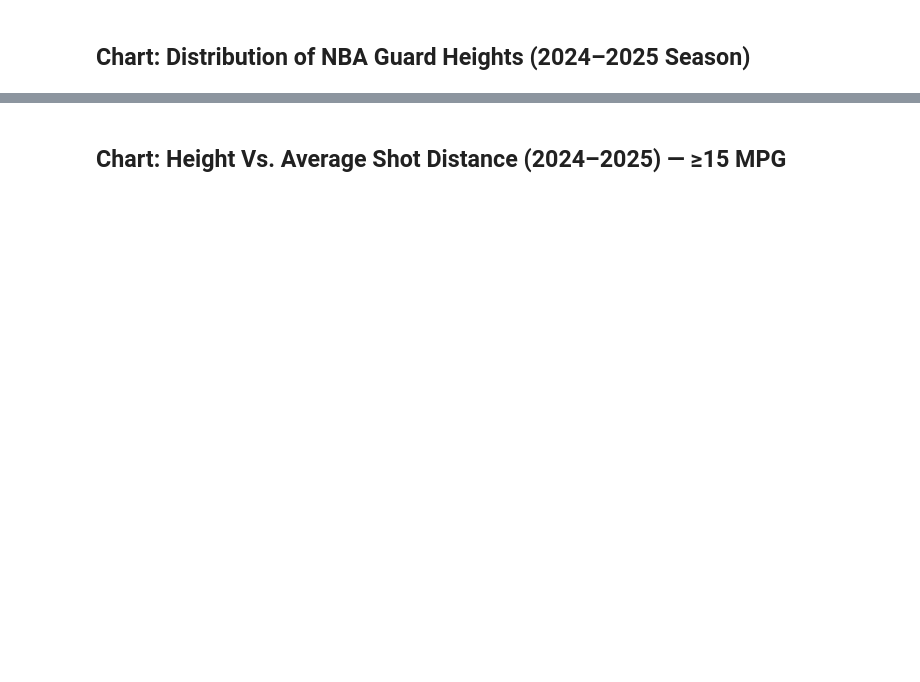
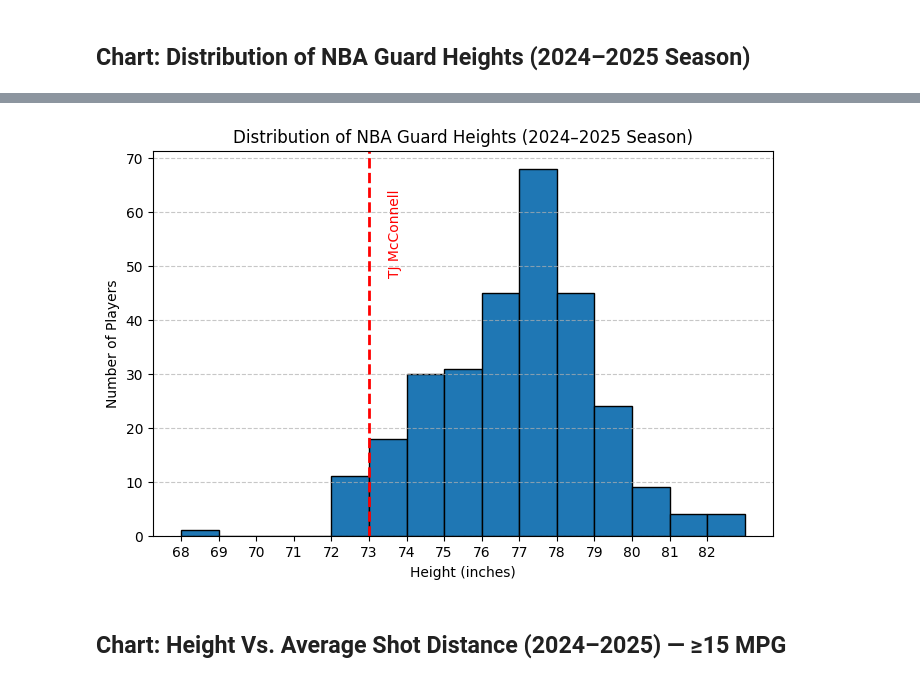
Before and after one commit to marginofaaron/nba-heights, a Jupyter notebook: NBA_Small_Guards_Analysis.ipynb, the cells around one changed output, grey strips where cells are left out. Cells and saved outputs as stored; diff of their text form; code cells hidden in the pictures; blank space fills up the shorter version.

```diff
--- a/NBA_Small_Guards_Analysis.ipynb
+++ b/NBA_Small_Guards_Analysis.ipynb
@@ -134,3 +181,24 @@ plt.show()
+# %%
+# Filter only guards
+guards_df = rosters[rosters["Pos"].str.startswith("G", na=False)]
+guards_heights = pd.to_numeric(guards_df["Height_in"], errors="coerce").dropna()
+
+# Get TJ McConnell's height again (same ID)
+tj_height = rosters.loc[rosters["Player-additional"] == "mccontj01", "Height_in"].iloc[0]
+
+# Plot histogram for guards
+plt.figure(figsize=(8,5))
+plt.hist(guards_heights, bins=range(int(guards_heights.min()), int(guards_heights.max()) + 2, 1), edgecolor='black')
+plt.axvline(tj_height, color='red', linestyle='--', linewidth=2)
+plt.text(tj_height + 0.5, plt.ylim()[1]*0.9, "TJ McConnell", rotation=90, color='red', va='top')
+plt.title("Distribution of NBA Guard Heights (2024–2025 Season)")
+plt.xlabel("Height (inches)")
+plt.ylabel("Number of Players")
+plt.xticks(range(int(guards_heights.min()), int(guards_heights.max()) + 1, 1))
+plt.grid(axis='y', linestyle='--', alpha=0.7)
+plt.show()
+# %% [output]
+[figure, added]
 # %% [markdown]
 ## Chart: Height Vs. Average Shot Distance (2024–2025) — ≥15 MPG
 # %%
```
Also changed, not shown: parts of 10 cells of this notebook, 5 other files.
